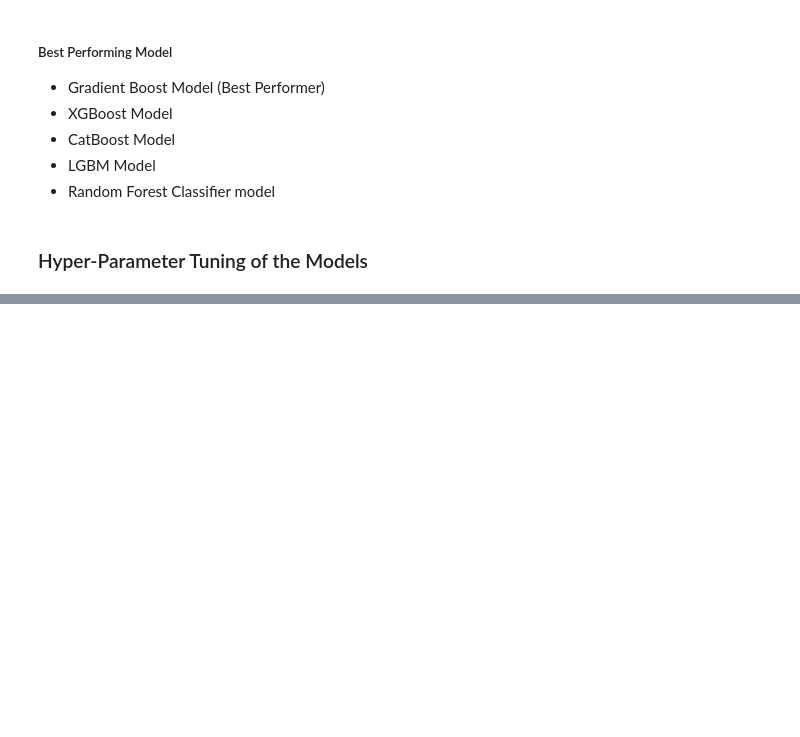
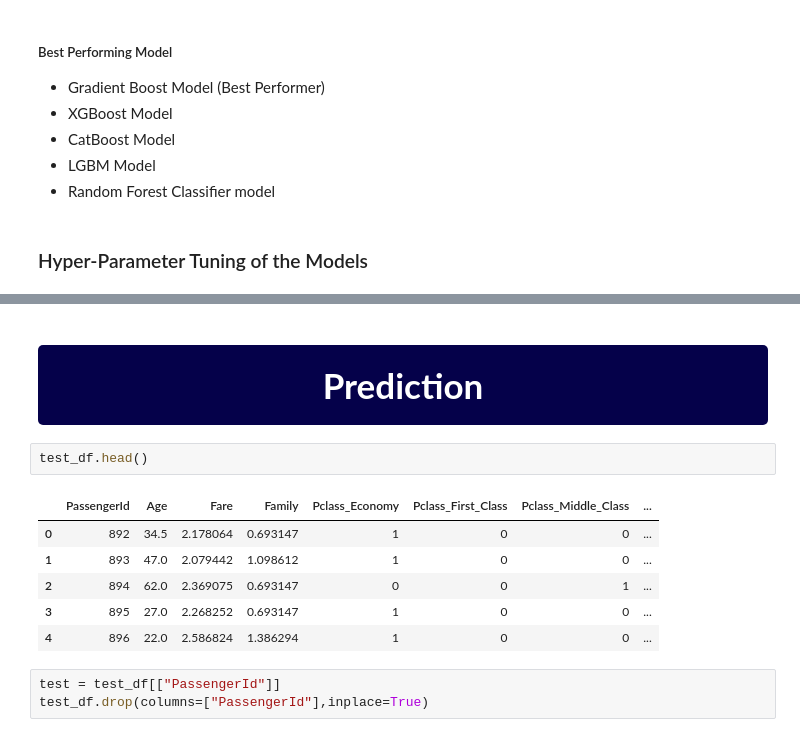
Before and after one commit to adeke910/TITANIC, a Jupyter notebook: titanic.ipynb, the cells around one changed output, grey strips where cells are left out. Saved outputs shown, nothing was run; the diff lists cells and outputs as text; blank space fills up the shorter version.

```diff
--- a/titanic.ipynb
+++ b/titanic.ipynb
@@ -789,0 +994,15 @@ stacking_model = StackingClassifier(estimators=[('GBoost', gradientboost_clf),
+# %% [markdown]
+<a id="2"></a>
+# <div style="padding:20px;color:white;margin:0;font-size:35px;font-family:Georgia;text-align:center;display:fill;border-radius:5px;background-color:#05014a;overflow:hidden"><b>Prediction</b></div>
+# %%
+test_df.head()
+# %% [output]
+|  | PassengerId | Age | Fare | Family | Pclass_Economy | Pclass_First_Class | Pclass_Middle_Class | ... |
+| 0 | 892 | 34.5 | 2.178064 | 0.693147 | 1 | 0 | 0 | ... |
+| 1 | 893 | 47.0 | 2.079442 | 1.098612 | 1 | 0 | 0 | ... |
+| 2 | 894 | 62.0 | 2.369075 | 0.693147 | 0 | 0 | 1 | ... |
+| 3 | 895 | 27.0 | 2.268252 | 0.693147 | 1 | 0 | 0 | ... |
+| 4 | 896 | 22.0 | 2.586824 | 1.386294 | 1 | 0 | 0 | ... |
+# %%
+test = test_df[["PassengerId"]]
+test_df.drop(columns=["PassengerId"],inplace=True)
```
Also changed, not shown: parts of 34 cells of this notebook, 2 other files.
